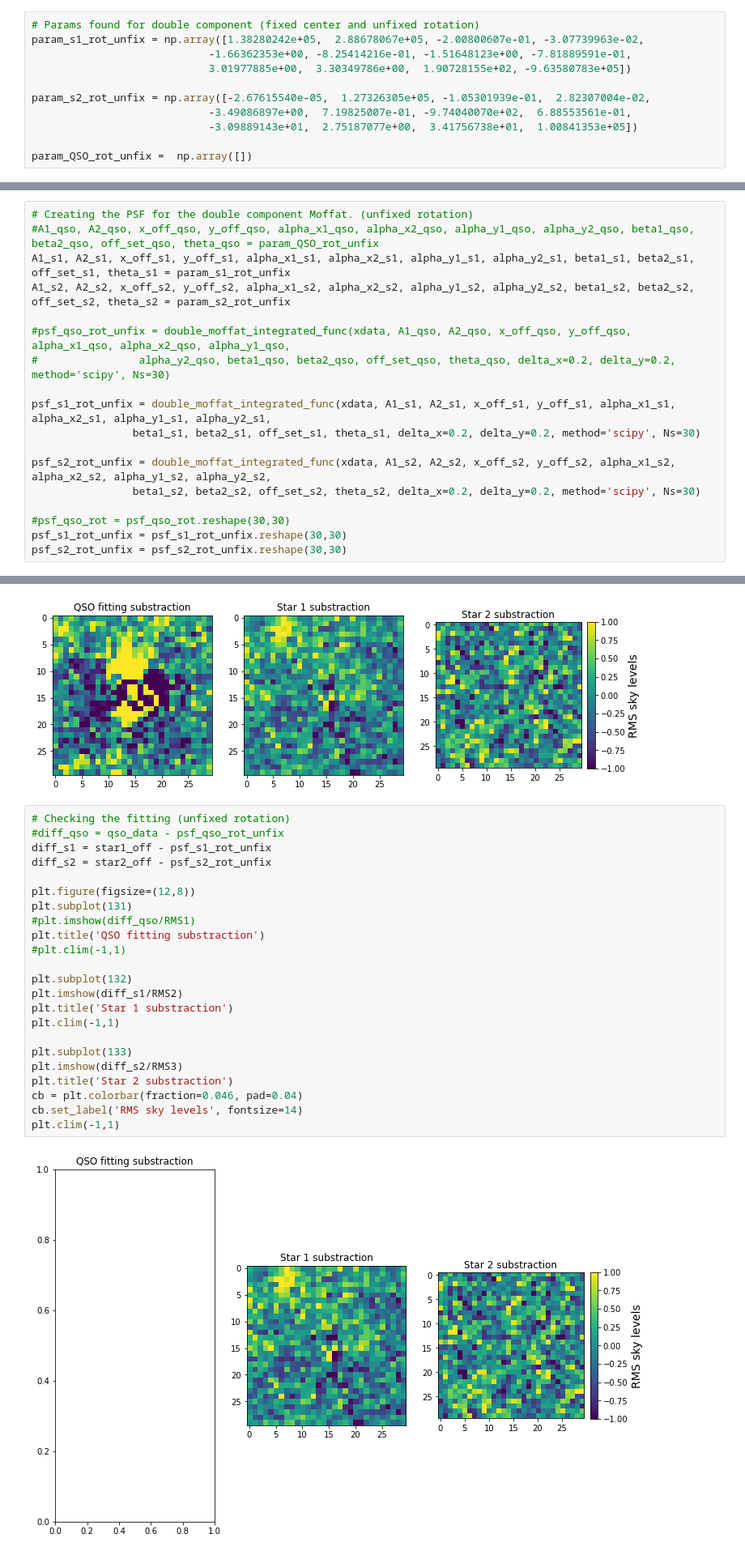
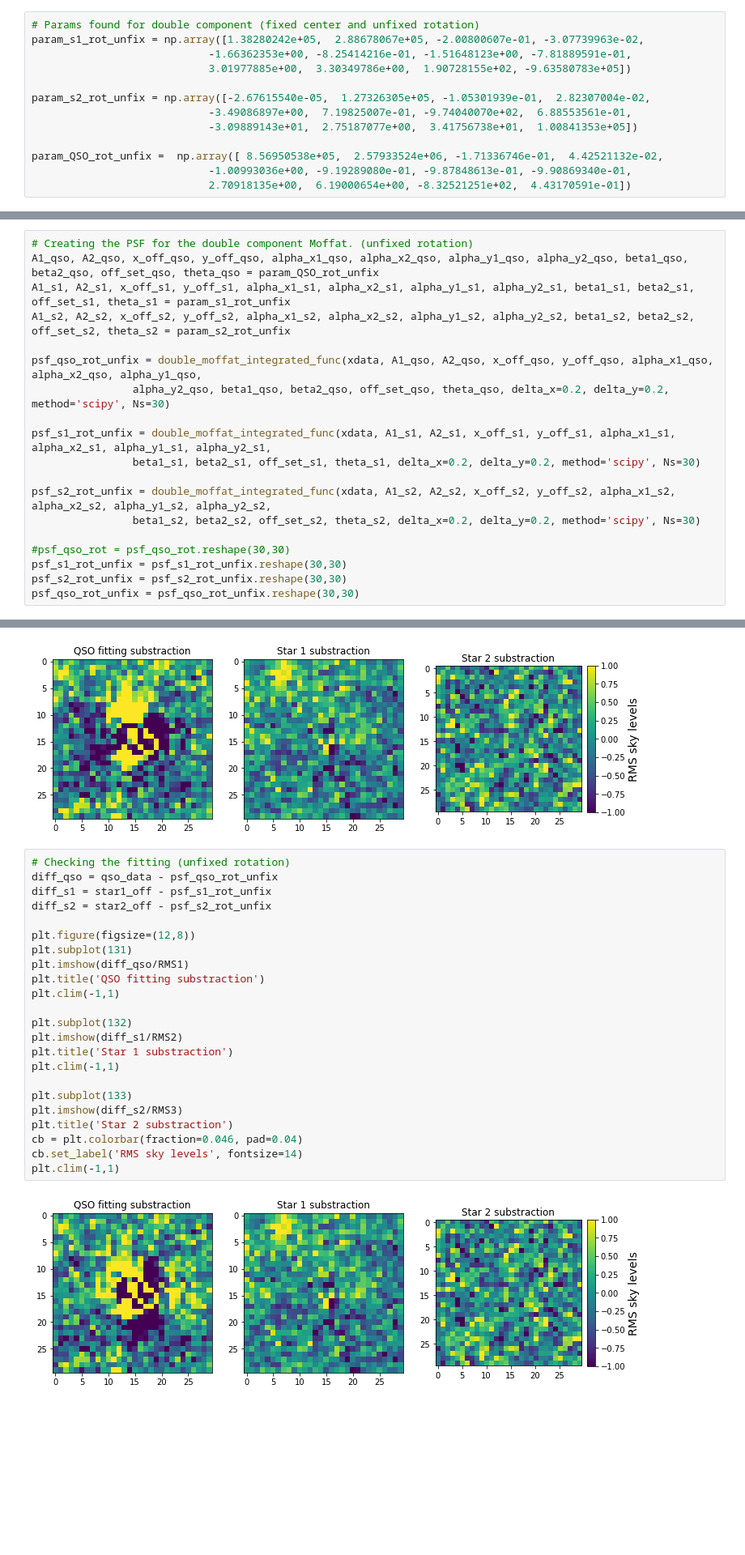
Before and after one commit to franciscourbina/PSF-fitting-for-QSO, a Jupyter notebook: 1st cube rotated profile.ipynb, the cells around one changed output, grey strips where cells are left out. Shown at 81% size. Drawn from its saved outputs; the diff is of its cells as text; blank space fills up the shorter version.

Commit message:
Added a bunch of things (impact parameters, rotated profiles)

```diff
--- a/1st cube rotated profile.ipynb
+++ b/1st cube rotated profile.ipynb
@@ -175,7 +177,9 @@ param_s2_rot_unfix = np.array([-2.67615540e-05,  1.27326305e+05, -1.05301939e-01
                             -3.49086897e+00,  7.19825007e-01, -9.74040070e+02,  6.88553561e-01,
                             -3.09889143e+01,  2.75187077e+00,  3.41756738e+01,  1.00841353e+05])
 
-param_QSO_rot_unfix =  np.array([])
+param_QSO_rot_unfix =  np.array([ 8.56950538e+05,  2.57933524e+06, -1.71336746e-01,  4.42521132e-02,
+                            -1.00993036e+00, -9.19289080e-01, -9.87848613e-01, -9.90869340e-01,
+                            2.70918135e+00,  6.19000654e+00, -8.32521251e+02,  4.43170591e-01])
 # %%
 # Creating the PSF with the parameters
 A1, x_off1, y_off1, alpha_x1, alpha_y1, beta1, off_set1 = param_QSO
@@ -209,12 +213,12 @@ psf_s1_rot = psf_s1_rot.reshape(30,30)
 psf_s2_rot = psf_s2_rot.reshape(30,30)
 # %%
 # Creating the PSF for the double component Moffat. (unfixed rotation)
-#A1_qso, A2_qso, x_off_qso, y_off_qso, alpha_x1_qso, alpha_x2_qso, alpha_y1_qso, alpha_y2_qso, beta1_qso, beta2_qso, off_set_qso, theta_qso = param_QSO_rot_unfix
+A1_qso, A2_qso, x_off_qso, y_off_qso, alpha_x1_qso, alpha_x2_qso, alpha_y1_qso, alpha_y2_qso, beta1_qso, beta2_qso, off_set_qso, theta_qso = param_QSO_rot_unfix
 A1_s1, A2_s1, x_off_s1, y_off_s1, alpha_x1_s1, alpha_x2_s1, alpha_y1_s1, alpha_y2_s1, beta1_s1, beta2_s1, off_set_s1, theta_s1 = param_s1_rot_unfix
 A1_s2, A2_s2, x_off_s2, y_off_s2, alpha_x1_s2, alpha_x2_s2, alpha_y1_s2, alpha_y2_s2, beta1_s2, beta2_s2, off_set_s2, theta_s2 = param_s2_rot_unfix
 
-#psf_qso_rot_unfix = double_moffat_integrated_func(xdata, A1_qso, A2_qso, x_off_qso, y_off_qso, alpha_x1_qso, alpha_x2_qso, alpha_y1_qso,
-#                alpha_y2_qso, beta1_qso, beta2_qso, off_set_qso, theta_qso, delta_x=0.2, delta_y=0.2, method='scipy', Ns=30)
+psf_qso_rot_unfix = double_moffat_integrated_func(xdata, A1_qso, A2_qso, x_off_qso, y_off_qso, alpha_x1_qso, alpha_x2_qso, alpha_y1_qso,
+                alpha_y2_qso, beta1_qso, beta2_qso, off_set_qso, theta_qso, delta_x=0.2, delta_y=0.2, method='scipy', Ns=30)
 
 psf_s1_rot_unfix = double_moffat_integrated_func(xdata, A1_s1, A2_s1, x_off_s1, y_off_s1, alpha_x1_s1, alpha_x2_s1, alpha_y1_s1, alpha_y2_s1,
                 beta1_s1, beta2_s1, off_set_s1, theta_s1, delta_x=0.2, delta_y=0.2, method='scipy', Ns=30)
@@ -225,6 +229,7 @@ psf_s2_rot_unfix = double_moffat_integrated_func(xdata, A1_s2, A2_s2, x_off_s2,
 #psf_qso_rot = psf_qso_rot.reshape(30,30)
 psf_s1_rot_unfix = psf_s1_rot_unfix.reshape(30,30)
 psf_s2_rot_unfix = psf_s2_rot_unfix.reshape(30,30)
+psf_qso_rot_unfix = psf_qso_rot_unfix.reshape(30,30)
 # %%
 # Measurement of RMS sky noise near every star
 sky1 = data[598:898, (xqso-r_psf_sub-50):(xqso+r_psf_sub-50),
@@ -304,29 +309,29 @@ plt.clim(-1,1)
 [figure]
 # %%
 # Checking the fitting (unfixed rotation)
-#diff_qso = qso_data - psf_qso_rot_unfix
+diff_qso = qso_data - psf_qso_rot_unfix
 diff_s1 = star1_off - psf_s1_rot_unfix
 diff_s2 = star2_off - psf_s2_rot_unfix
 
 plt.figure(figsize=(12,8))
 plt.subplot(131)
-#plt.imshow(diff_qso/RMS1)
+plt.imshow(diff_qso/RMS1)
 plt.title('QSO fitting substraction')
-#plt.clim(-1,1)
+plt.clim(-1,1)
 
 plt.subplot(132)
 plt.imshow(diff_s1/RMS2)
 plt.title('Star 1 substraction')
 plt.clim(-1,1)
 
 plt.subplot(133)
 plt.imshow(diff_s2/RMS3)
 plt.title('Star 2 substraction')
 cb = plt.colorbar(fraction=0.046, pad=0.04)
 cb.set_label('RMS sky levels', fontsize=14)
 plt.clim(-1,1)
 # %% [output]
-[figure, old version]
+[figure, new version]
 # %%
 # Getting the centers of each PSF
 psfcen_1 = np.argwhere(psf_s1 == np.max(psf_s1))[0]
```
Also changed, not shown: parts of 9 cells of this notebook, 1 other file.
